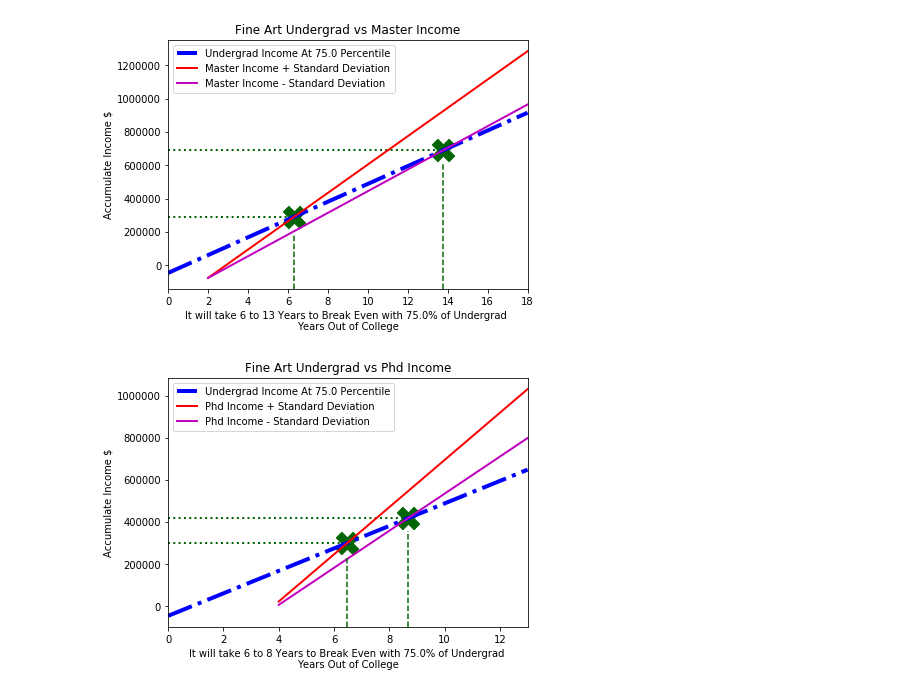
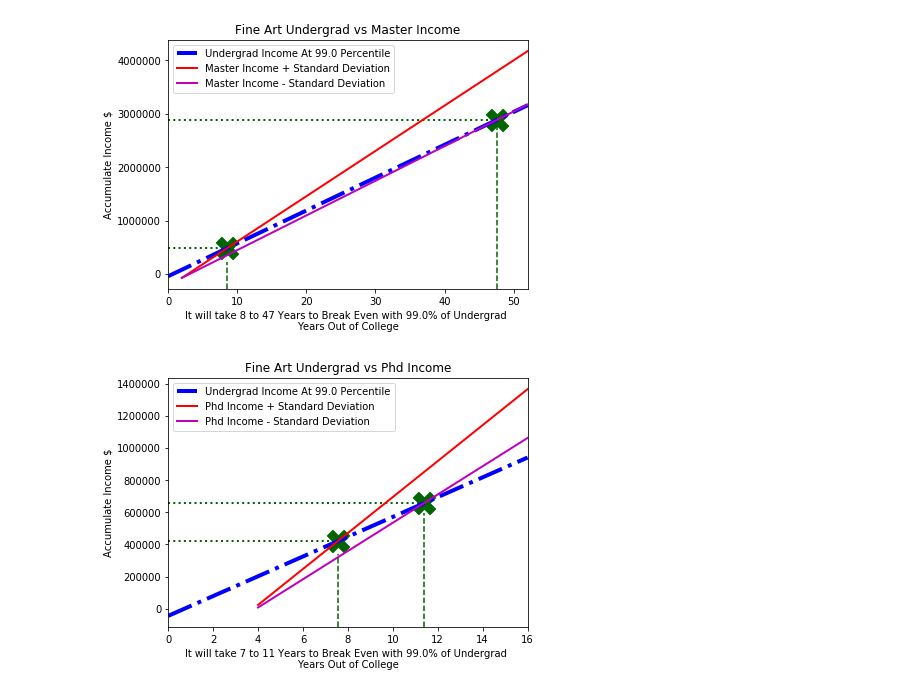
Before and after one commit to Romina-R/Group-Project-1, a Jupyter notebook: Plotting_Functions.ipynb, the cells around one changed output. Saved outputs shown, nothing was run; the diff lists cells and outputs as text; code cells hidden in the pictures.

Commit message:
Did some plotting adjustments

```diff
--- a/Plotting_Functions.ipynb
+++ b/Plotting_Functions.ipynb
@@ -100,10 +100,10 @@ def plotline(slope:list, yintercept:list,legend:str, percentile:float):
     plt.scatter(phd_2[0],phd_2[1],marker="X", c='darkgreen',s=500)
     plt.scatter(phd_1[0],phd_1[1],marker="X", c='darkgreen',s=500)
 # %%
-plotline(madeupslope,madeupintercept,madeuplegend, .75)
+plotline(madeupslope,madeupintercept,madeuplegend, .99)
 # %% [output]
-[figure, old version]
+[figure, new version]
-[figure, old version]
+[figure, new version]
 # %%
 # takes in the 1 by 6 list of [undergrad_income+-undergrad_income_std, master_income+-master_income_std, Phd_income+-Phd_income_std]
 # from the previous function as slope, and point would be coordinates of
```
Also changed, not shown: 2 other files.
